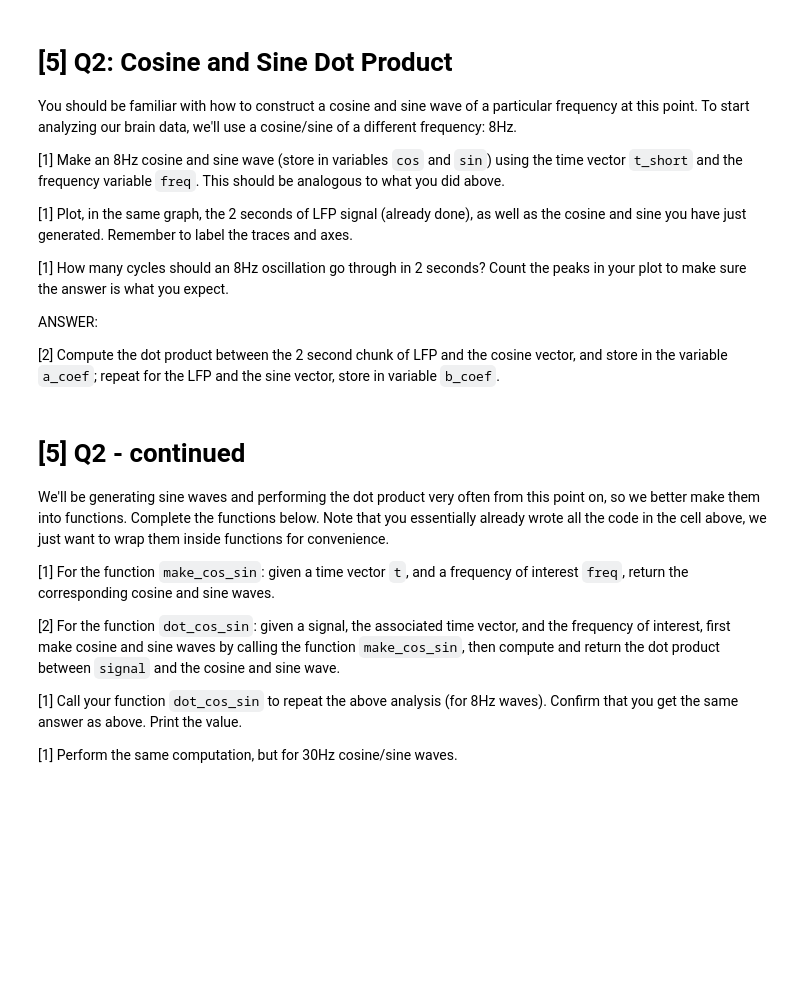
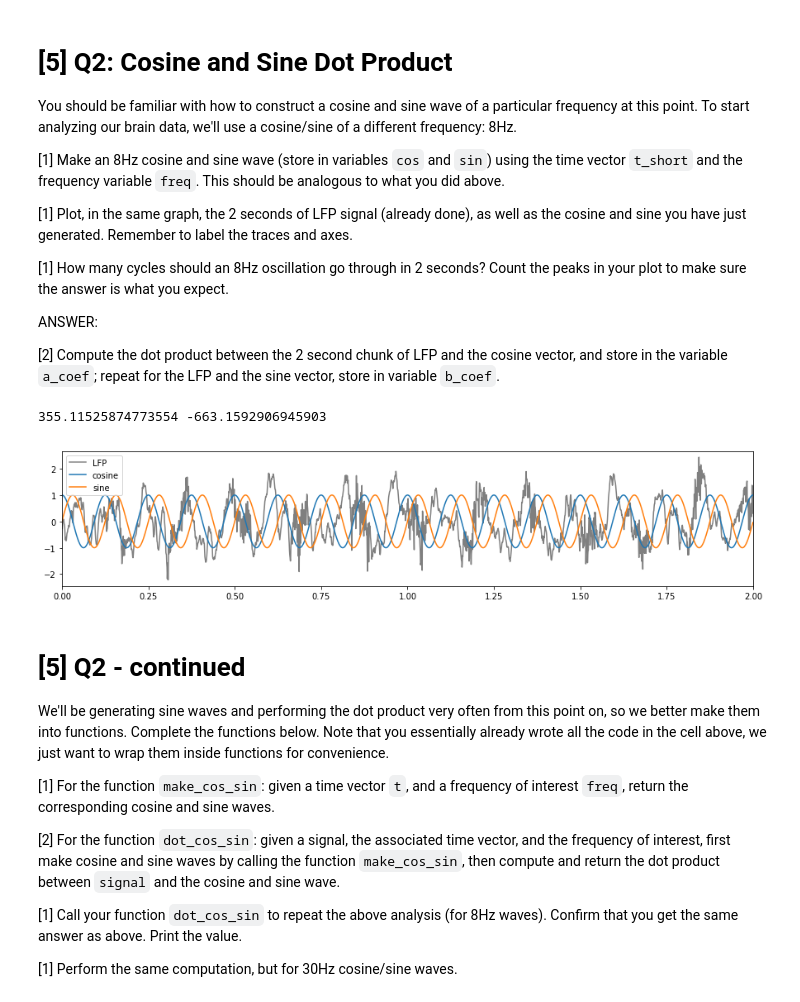
Before and after one commit to rmontehe/COGS118C, a Jupyter notebook: Assignments/Assignment 2/A2-FourierTransform.ipynb, the cells around one changed output. Saved outputs shown, nothing was run; the diff lists cells and outputs as text; code cells hidden in the pictures; blank space fills up the shorter version.

```diff
--- a/Assignments/Assignment 2/A2-FourierTransform.ipynb
+++ b/Assignments/Assignment 2/A2-FourierTransform.ipynb
@@ -153,15 +152,21 @@ ANSWER:
 [2] Compute the dot product between the 2 second chunk of LFP and the cosine vector, and store in the variable `a_coef`; repeat for the LFP and the sine vector, store in variable `b_coef`.
 # %%
 freq = 8 # Hz
-cos = # _FILL_IN_YOUR_CODE_HERE
-sin = # _FILL_IN_YOUR_CODE_HERE
+angle = t_short * (8 * (2 * np.pi))
+cos = np.cos(angle)
+sin = np.sin(angle)
 plt.figure(figsize=(15,3))
 plt.plot(t_short, lfp_short, 'k', label='LFP', alpha=0.5)
+plt.plot(t_short, cos, label = 'cosine')
+plt.plot(t_short, sin, label = 'sine')
 plt.xlim([0,2]); plt.legend()
 
-a_coef = # _FILL_IN_YOUR_CODE_HERE
-b_coef = # _FILL_IN_YOUR_CODE_HERE
+a_coef = np.dot(lfp_short, cos)
+b_coef = np.dot(lfp_short, sin)
 print(a_coef, b_coef)
+# %% [output]
+355.11525874773554 -663.1592906945903
+[figure, added]
 # %% [markdown]
 # [5] Q2 - continued
 We'll be generating sine waves and performing the dot product very often from this point on, so we better make them into functions. Complete the functions below. Note that you essentially already wrote all the code in the cell above, we just want to wrap them inside functions for convenience.
```
Also changed, not shown: parts of 3 cells of this notebook.
